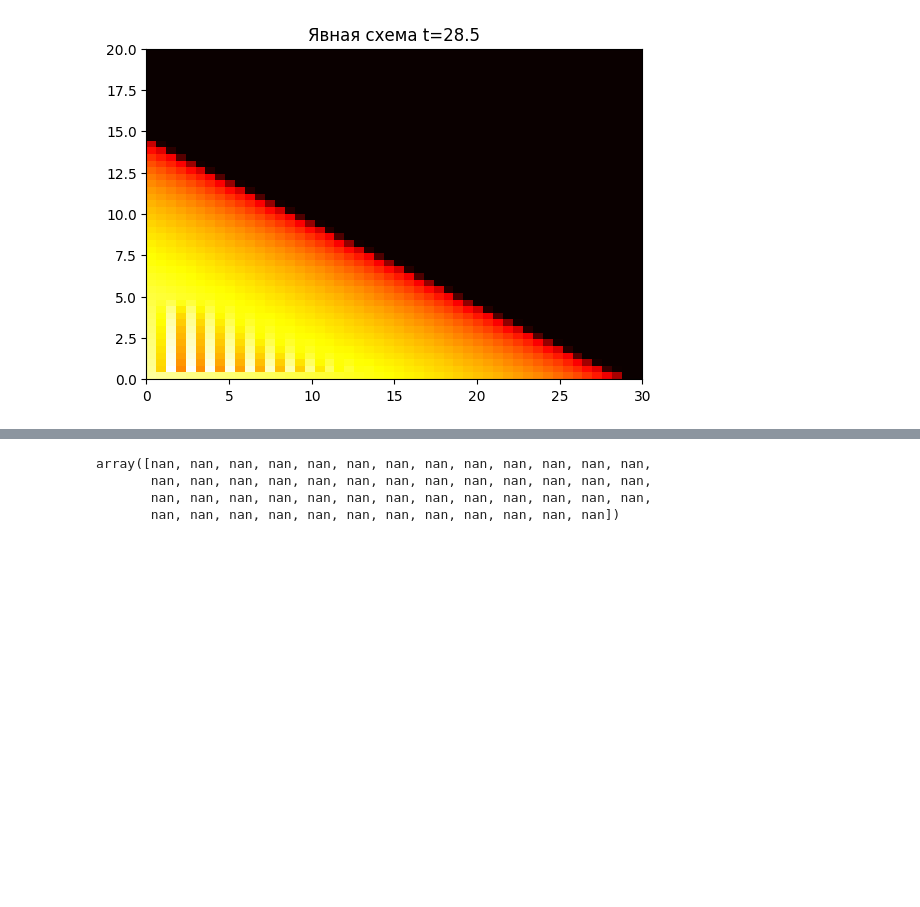
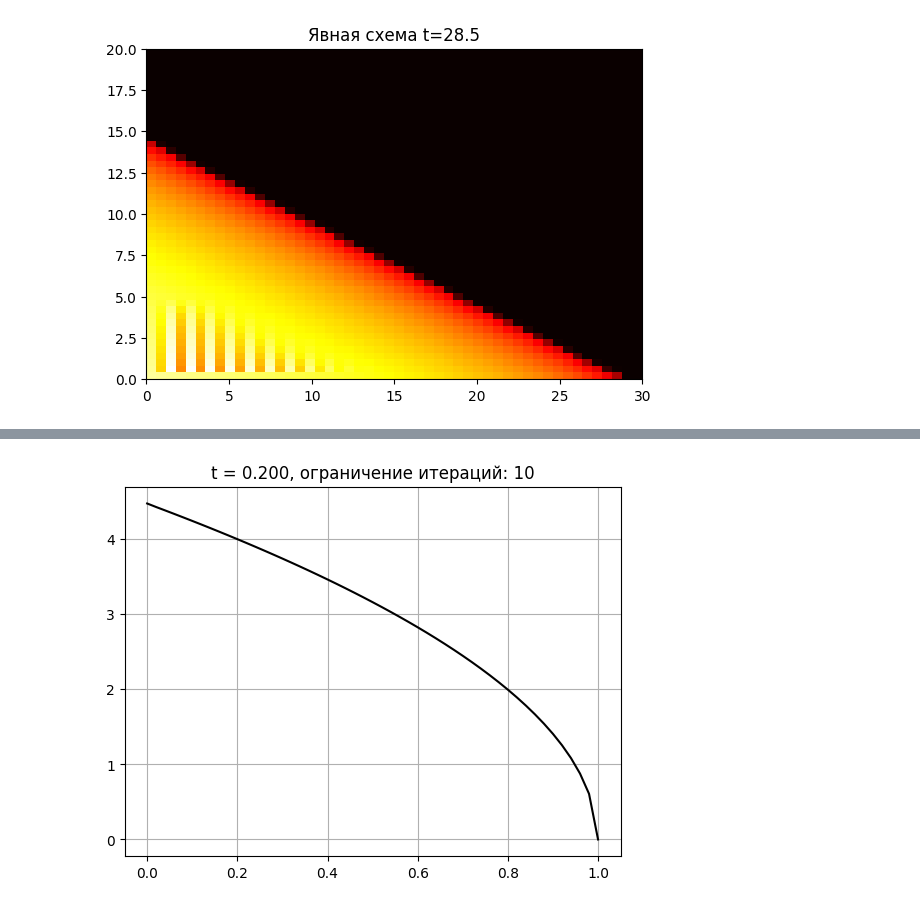
Before and after one commit to Xopppek/heat_equation, a Jupyter notebook: heat_equation.ipynb, the cells around one changed output, grey strips where cells are left out. Saved outputs shown, nothing was run; the diff lists cells and outputs as text; code cells hidden in the pictures; blank space fills up the shorter version.

```diff
--- a/heat_equation.ipynb
+++ b/heat_equation.ipynb
@@ -1087,7 +1107,4 @@ plt.show()
 # %%
-solve_one_dim_cg(u(x, t_0), h, tau, 0.2 - t_0, K, mu_l, mu_r, max_iterations=3)
+solve_one_dim_cg_plot(u(x, t_0), h, tau, 0.2 - t_0, K, mu_l, mu_r, max_iterations=10)
 # %% [output]
-array([nan, nan, nan, nan, nan, nan, nan, nan, nan, nan, nan, nan, nan,
-       nan, nan, nan, nan, nan, nan, nan, nan, nan, nan, nan, nan, nan,
-       nan, nan, nan, nan, nan, nan, nan, nan, nan, nan, nan, nan, nan,
-       nan, nan, nan, nan, nan, nan, nan, nan, nan, nan, nan, nan])
+[figure, added]
```
Also changed, not shown: parts of 11 cells of this notebook.
